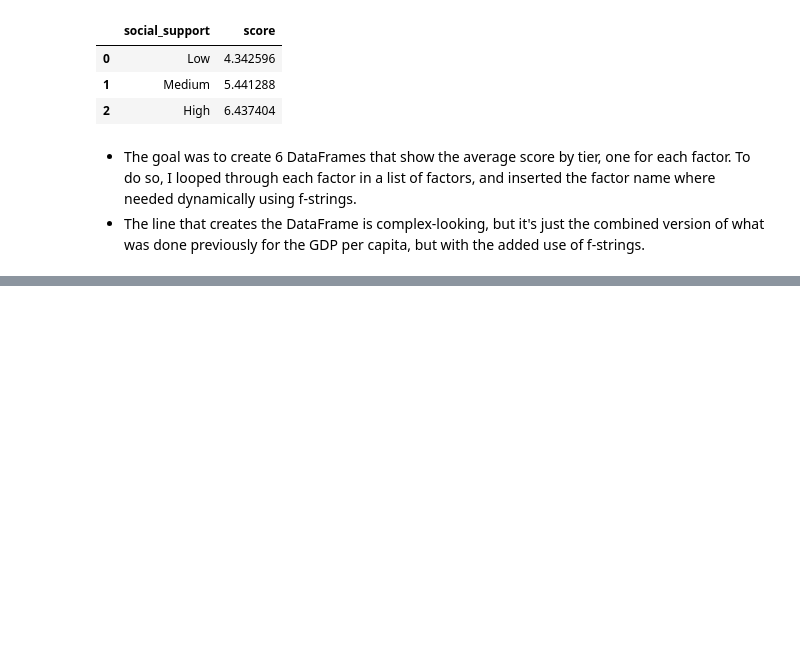
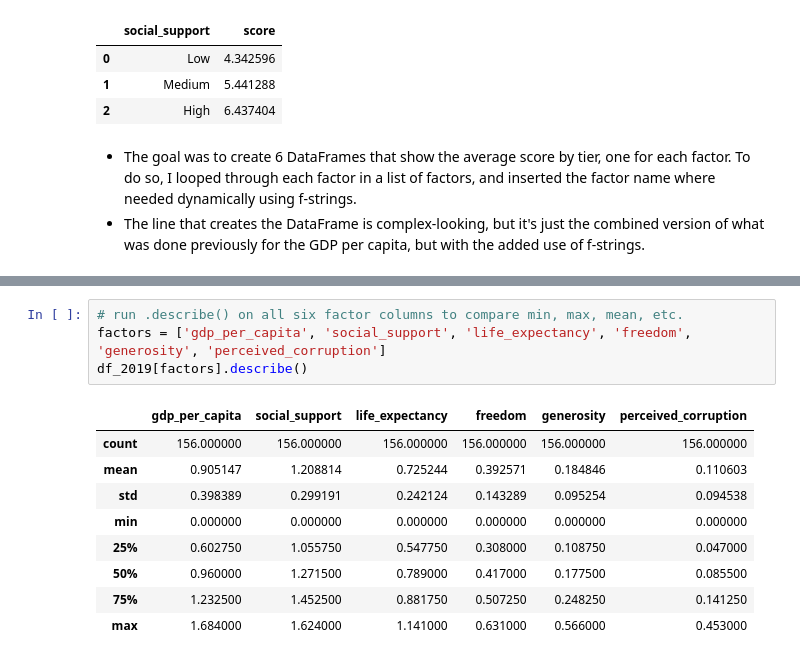
Before and after one commit to kelpppp/world-happiness-practice, a Jupyter notebook: notebook.ipynb, the cells around one changed output, grey strips where cells are left out. Saved outputs shown, nothing was run; the diff lists cells and outputs as text; blank space fills up the shorter version.

```diff
--- a/notebook.ipynb
+++ b/notebook.ipynb
@@ -362,0 +445,14 @@ dfs_avg_score_by_tier['df_avg_score_by_social_support'].head()
+# %%
+# run .describe() on all six factor columns to compare min, max, mean, etc.
+factors = ['gdp_per_capita', 'social_support', 'life_expectancy', 'freedom', 'generosity', 'perceived_corruption']
+df_2019[factors].describe()
+# %% [output]
+|  | gdp_per_capita | social_support | life_expectancy | freedom | generosity | perceived_corruption |
+| count | 156.000000 | 156.000000 | 156.000000 | 156.000000 | 156.000000 | 156.000000 |
+| mean | 0.905147 | 1.208814 | 0.725244 | 0.392571 | 0.184846 | 0.110603 |
+| std | 0.398389 | 0.299191 | 0.242124 | 0.143289 | 0.095254 | 0.094538 |
+| min | 0.000000 | 0.000000 | 0.000000 | 0.000000 | 0.000000 | 0.000000 |
+| 25% | 0.602750 | 1.055750 | 0.547750 | 0.308000 | 0.108750 | 0.047000 |
+| 50% | 0.960000 | 1.271500 | 0.789000 | 0.417000 | 0.177500 | 0.085500 |
+| 75% | 1.232500 | 1.452500 | 0.881750 | 0.507250 | 0.248250 | 0.141250 |
+| max | 1.684000 | 1.624000 | 1.141000 | 0.631000 | 0.566000 | 0.453000 |
```
Also changed, not shown: parts of 8 cells of this notebook.
